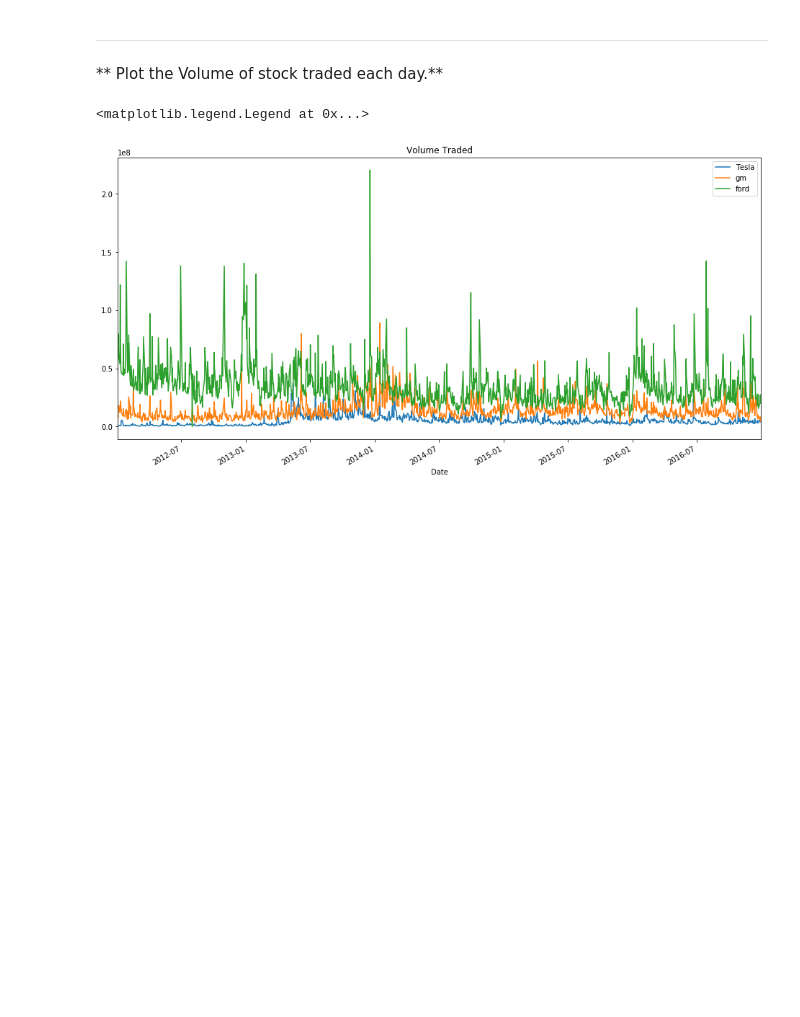
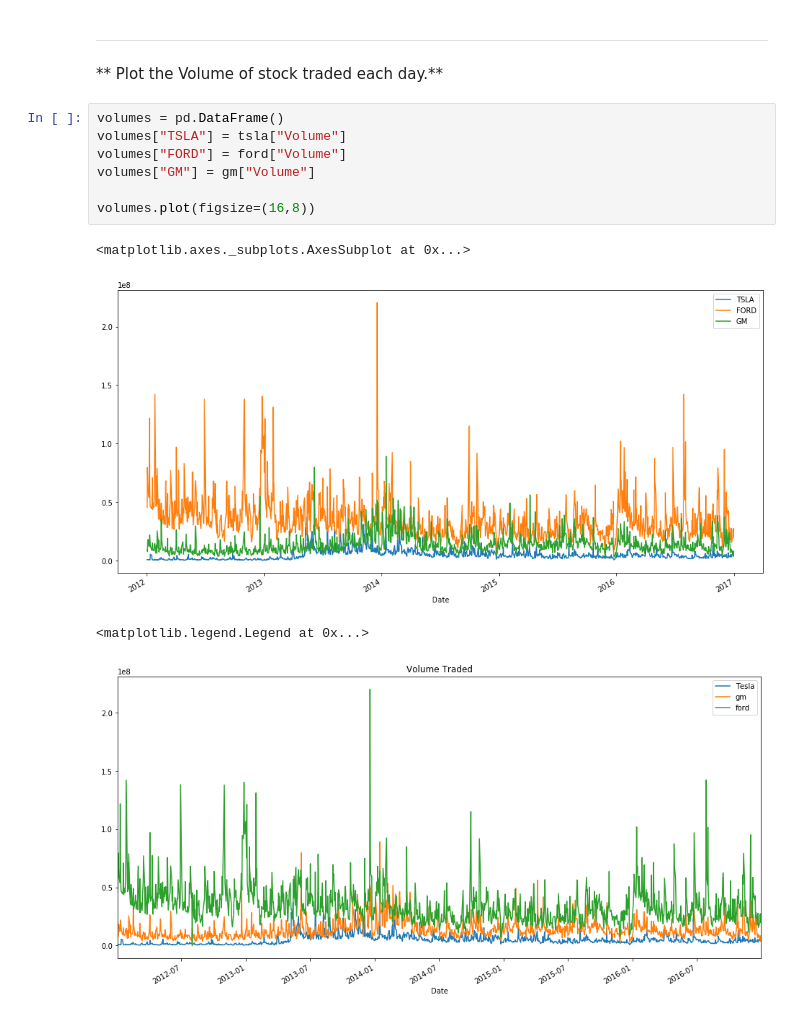
Before and after one commit to drachum/data-science-playground, a Jupyter notebook: python-finances/07-Stock-Market-Analysis-Capstone-Project/Stock Market Analysis Project.ipynb, the cells around one changed output. Cells and saved outputs as stored; diff of their text form; blank space fills up the shorter version.

```diff
--- a/python-finances/07-Stock-Market-Analysis-Capstone-Project/Stock Market Analysis Project.ipynb
+++ b/python-finances/07-Stock-Market-Analysis-Capstone-Project/Stock Market Analysis Project.ipynb
@@ -77,6 +132,16 @@ ____
 ____
 # %% [markdown]
 ** Plot the Volume of stock traded each day.**
+# %%
+volumes = pd.DataFrame()
+volumes["TSLA"] = tsla["Volume"]
+volumes["FORD"] = ford["Volume"]
+volumes["GM"] = gm["Volume"]
+
+volumes.plot(figsize=(16,8))
+# %% [output]
+<matplotlib.axes._subplots.AxesSubplot at 0x...>
+[figure, added]
 # %%
 # %% [output]
 <matplotlib.legend.Legend at 0x...>
```
Also changed, not shown: parts of 20 cells of this notebook.
